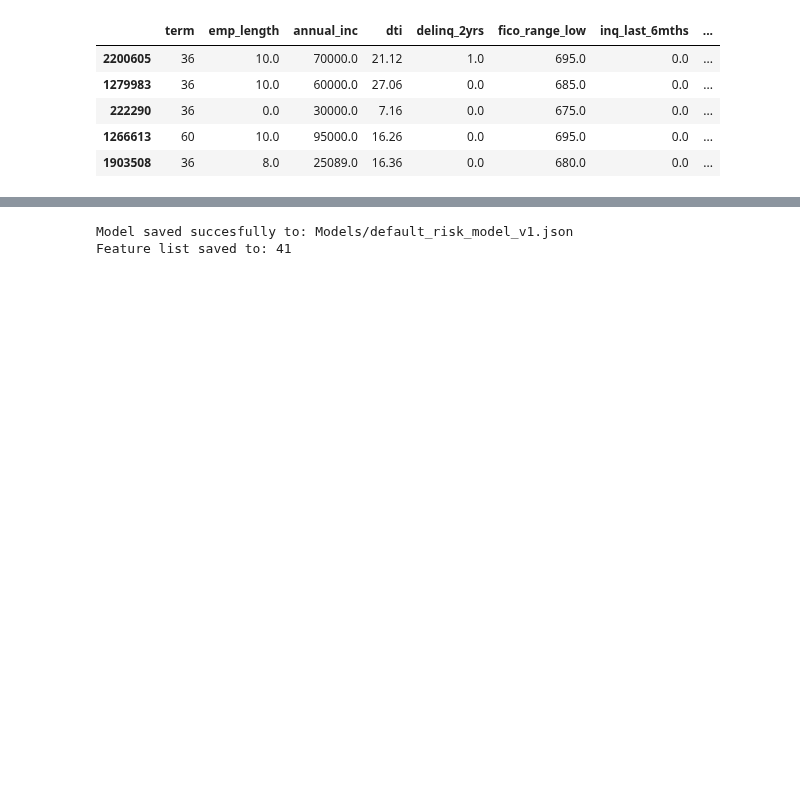
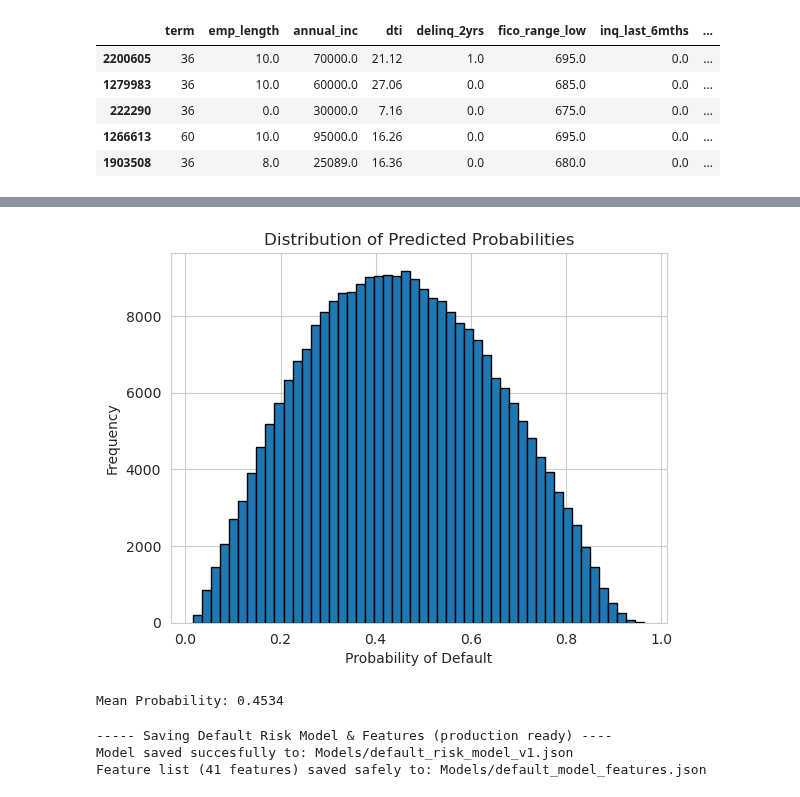
Before and after one commit to chaboihenry/Credit-Risk, a Jupyter notebook: Default_Probability_Model.ipynb, the cells around one changed output, grey strips where cells are left out. Cells and saved outputs as stored; diff of their text form; code cells hidden in the pictures; blank space fills up the shorter version.

Commit message:
gatekeeper model created and added

```diff
--- a/Default_Probability_Model.ipynb
+++ b/Default_Probability_Model.ipynb
@@ -1031,11 +1012,28 @@ Projected Profit: $200.76 Million
+# %%
+import matplotlib.pyplot as plt
+
+# Check the distribution of probabilities
+plt.hist(y_probs, bins=50, edgecolor='k')
+plt.title("Distribution of Predicted Probabilities")
+plt.xlabel("Probability of Default")
+plt.ylabel("Frequency")
+plt.show()
+
+# Print the mean probability
+print(f"Mean Probability: {y_probs.mean():.4f}")
+# %% [output]
+[figure, added]
+Mean Probability: 0.4534
 # %%
-import pickle
+import json
 import os
 
+print(f"----- Saving Default Risk Model & Features (production ready) ----")
 # 'models' folder path
 folder_path = 'Models'
+os.makedirs(folder_path, exist_ok=True)
 model_path = os.path.join(folder_path, 'default_risk_model_v1.json')
-features_path = os.path.join(folder_path, 'model_features.pkl')
+features_path = os.path.join(folder_path, 'default_model_features.json')
 
 # save the model (xgboost specific format)
 final_model.save_model(model_path)
@@ -1043,10 +1041,11 @@ print(f"Model saved succesfully to: {model_path}")
 # save feature list
 feature_list = X_test_final.columns.tolist()
 
-with open(features_path, "wb") as f:
-    pickle.dump(feature_list, f)
+with open(features_path, "w") as f:
+    json.dump(feature_list, f)
 
-print(f"Feature list saved to: {len(feature_list)}")
+print(f"Feature list ({len(feature_list)} features) saved safely to: {features_path}")
 # %% [output]
+----- Saving Default Risk Model & Features (production ready) ----
 Model saved succesfully to: Models/default_risk_model_v1.json
-Feature list saved to: 41
+Feature list (41 features) saved safely to: Models/default_model_features.json
```
Also changed, not shown: parts of 16 cells of this notebook, 7 other files.
